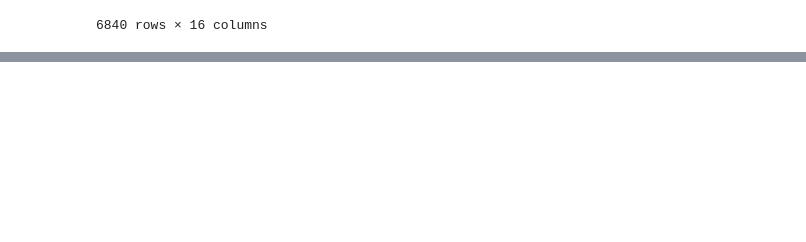
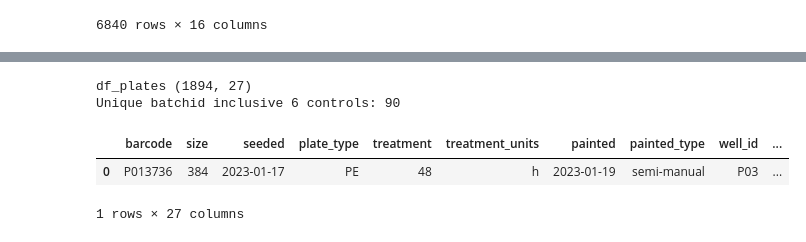
Before and after one commit to pharmbio/pharmbio_package, a Jupyter notebook: test_pandas.ipynb, the cells around one changed output, grey strips where cells are left out. Saved outputs shown, nothing was run; the diff lists cells and outputs as text; code cells hidden in the pictures; blank space fills up the shorter version.

```diff
--- a/test_pandas.ipynb
+++ b/test_pandas.ipynb
@@ -636,0 +897,10 @@ df_flags
+# %%
+print("df_plates", df_plates.shape)
+print("Unique batchid inclusive 6 controls:", len(df_plates.batchid.unique()))
+df_plates.head(1)
+# %% [output]
+df_plates (1894, 27)
+Unique batchid inclusive 6 controls: 90
+|  | barcode | size | seeded | plate_type | treatment | treatment_units | painted | painted_type | well_id | ... |
+| 0 | P013736 | 384 | 2023-01-17 | PE | 48 | h | 2023-01-19 | semi-manual | P03 | ... |
+1 rows × 27 columns
```
Also changed, not shown: parts of 19 cells of this notebook.
